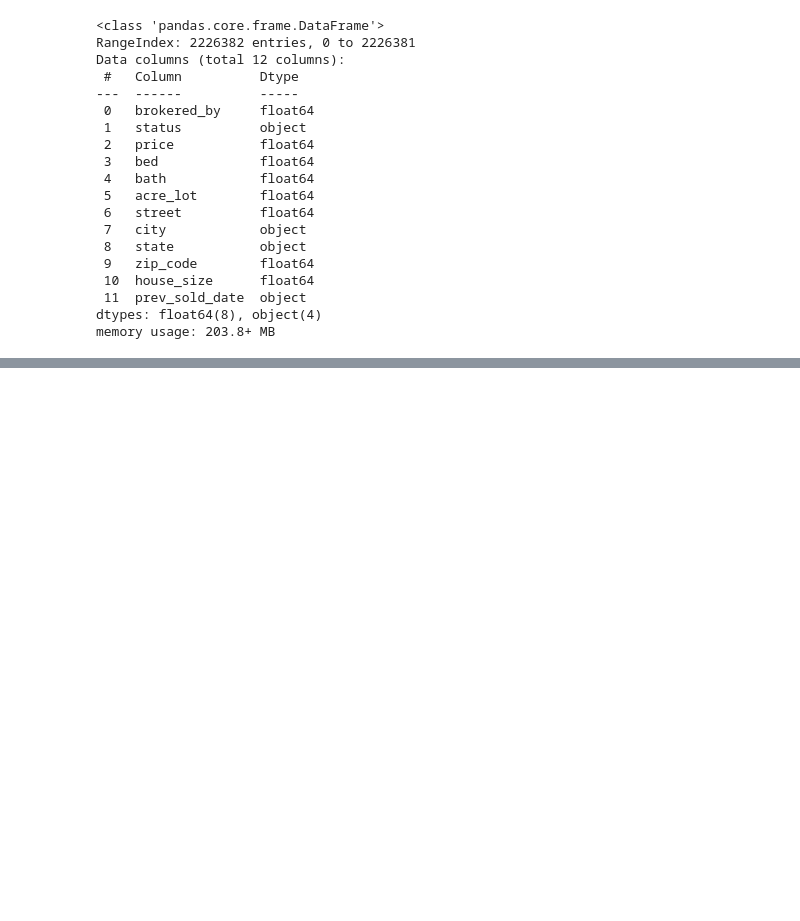
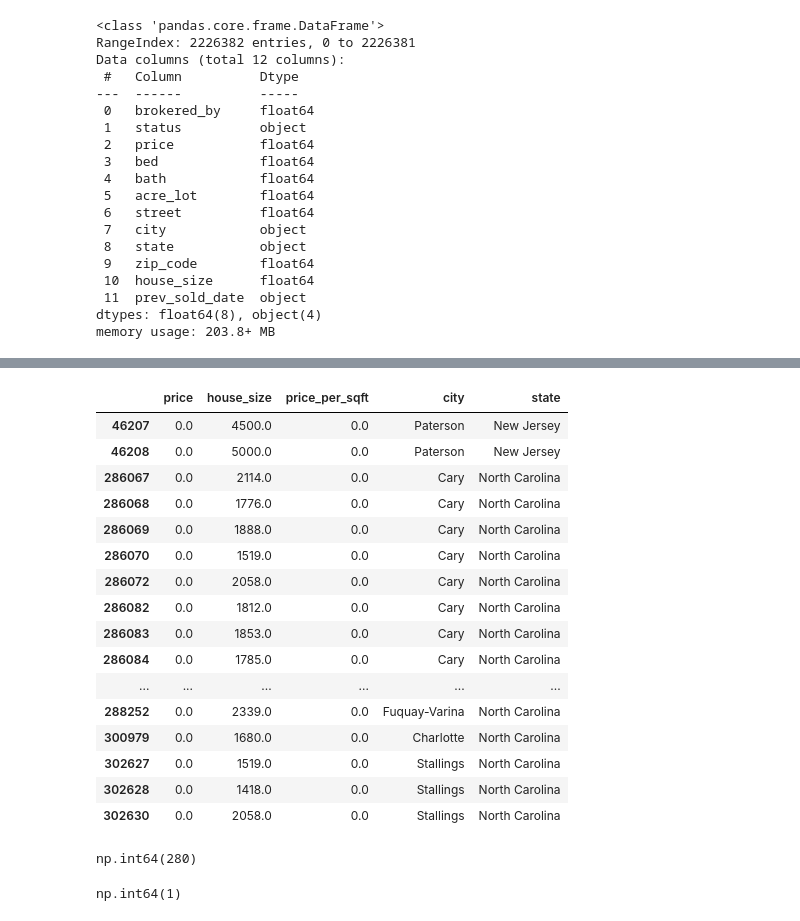
Before and after one commit to daniacarmenate/real-estate-data-platform, a Jupyter notebook: notebooks/02_data_cleaning.ipynb, the cells around one changed output, grey strips where cells are left out. Cells and saved outputs as stored; diff of their text form; code cells hidden in the pictures; blank space fills up the shorter version.

```diff
--- a/notebooks/02_data_cleaning.ipynb
+++ b/notebooks/02_data_cleaning.ipynb
@@ -38,0 +338,2 @@ memory usage: 203.8+ MB
+# %%
+df['status']=df['status'].astype('category')
@@ -38,0 +404,2 @@ memory usage: 203.8+ MB
+# %%
+df['lot_size_sqft'] = df['acre_lot'] * 43560
@@ -38,0 +416,7 @@ memory usage: 203.8+ MB
+# %%
+df=df.rename(
+    columns={
+        'bed': 'bedrooms',
+        'bath': 'bathrooms'
+    }
+)
@@ -38,0 +452,6 @@ memory usage: 203.8+ MB
+# %%
+df['price_per_sqft'] = np.where(
+    (df['house_size'].notna()) & (df['house_size'] > 0),
+    df['price'] / df['house_size'],
+    np.nan
+)
@@ -38,0 +501,28 @@ memory usage: 203.8+ MB
+# %%
+df[df['price_per_sqft']==0][['price', 'house_size', 'price_per_sqft', 'city', 'state']].head(20)
+# %% [output]
+|  | price | house_size | price_per_sqft | city | state |
+| 46207 | 0.0 | 4500.0 | 0.0 | Paterson | New Jersey |
+| 46208 | 0.0 | 5000.0 | 0.0 | Paterson | New Jersey |
+| 286067 | 0.0 | 2114.0 | 0.0 | Cary | North Carolina |
+| 286068 | 0.0 | 1776.0 | 0.0 | Cary | North Carolina |
+| 286069 | 0.0 | 1888.0 | 0.0 | Cary | North Carolina |
+| 286070 | 0.0 | 1519.0 | 0.0 | Cary | North Carolina |
+| 286072 | 0.0 | 2058.0 | 0.0 | Cary | North Carolina |
+| 286082 | 0.0 | 1812.0 | 0.0 | Cary | North Carolina |
+| 286083 | 0.0 | 1853.0 | 0.0 | Cary | North Carolina |
+| 286084 | 0.0 | 1785.0 | 0.0 | Cary | North Carolina |
+| ... | ... | ... | ... | ... | ... |
+| 288252 | 0.0 | 2339.0 | 0.0 | Fuquay-Varina | North Carolina |
+| 300979 | 0.0 | 1680.0 | 0.0 | Charlotte | North Carolina |
+| 302627 | 0.0 | 1519.0 | 0.0 | Stallings | North Carolina |
+| 302628 | 0.0 | 1418.0 | 0.0 | Stallings | North Carolina |
+| 302630 | 0.0 | 2058.0 | 0.0 | Stallings | North Carolina |
+# %%
+(df['price']<=0).sum()
+# %% [output]
+np.int64(280)
+# %%
+(df['house_size']<100).sum()
+# %% [output]
+np.int64(1)
```
Also changed, not shown: parts of 76 cells of this notebook.
